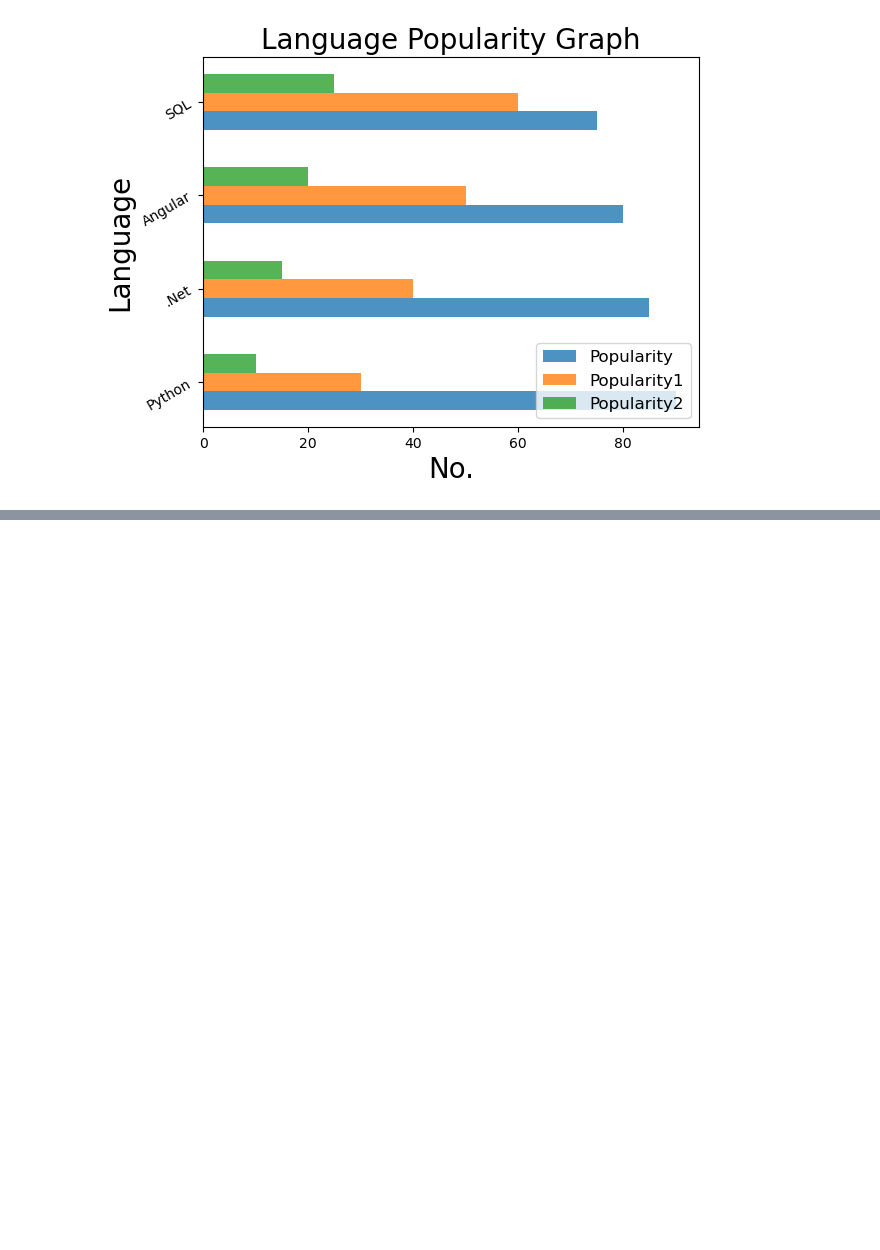
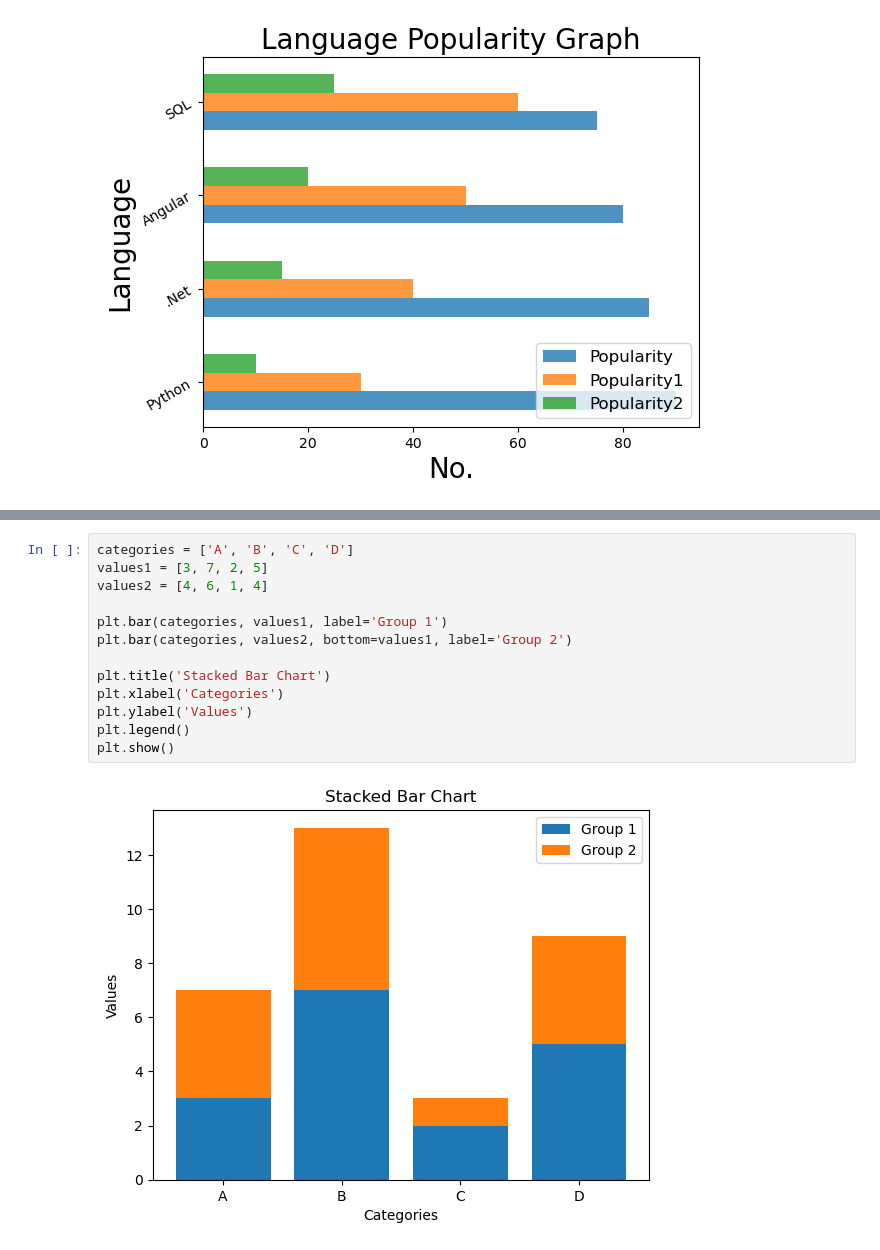
Before and after one commit to hamzaaslam276/Data-Science-SMIT-9-11, a Jupyter notebook: Matplotlib/Bar Chat/Bar Chat in Python Matplotlib.ipynb, the cells around one changed output, grey strips where cells are left out. Saved outputs shown, nothing was run; the diff lists cells and outputs as text; blank space fills up the shorter version.

```diff
--- a/Matplotlib/Bar Chat/Bar Chat in Python Matplotlib.ipynb
+++ b/Matplotlib/Bar Chat/Bar Chat in Python Matplotlib.ipynb
@@ -179,0 +97,15 @@ plt.show()
+# %%
+categories = ['A', 'B', 'C', 'D']
+values1 = [3, 7, 2, 5]
+values2 = [4, 6, 1, 4]
+
+plt.bar(categories, values1, label='Group 1')
+plt.bar(categories, values2, bottom=values1, label='Group 2')
+
+plt.title('Stacked Bar Chart')
+plt.xlabel('Categories')
+plt.ylabel('Values')
+plt.legend()
+plt.show()
+# %% [output]
+[figure, added]
```
Also changed, not shown: parts of 8 cells of this notebook, 12 other files.
